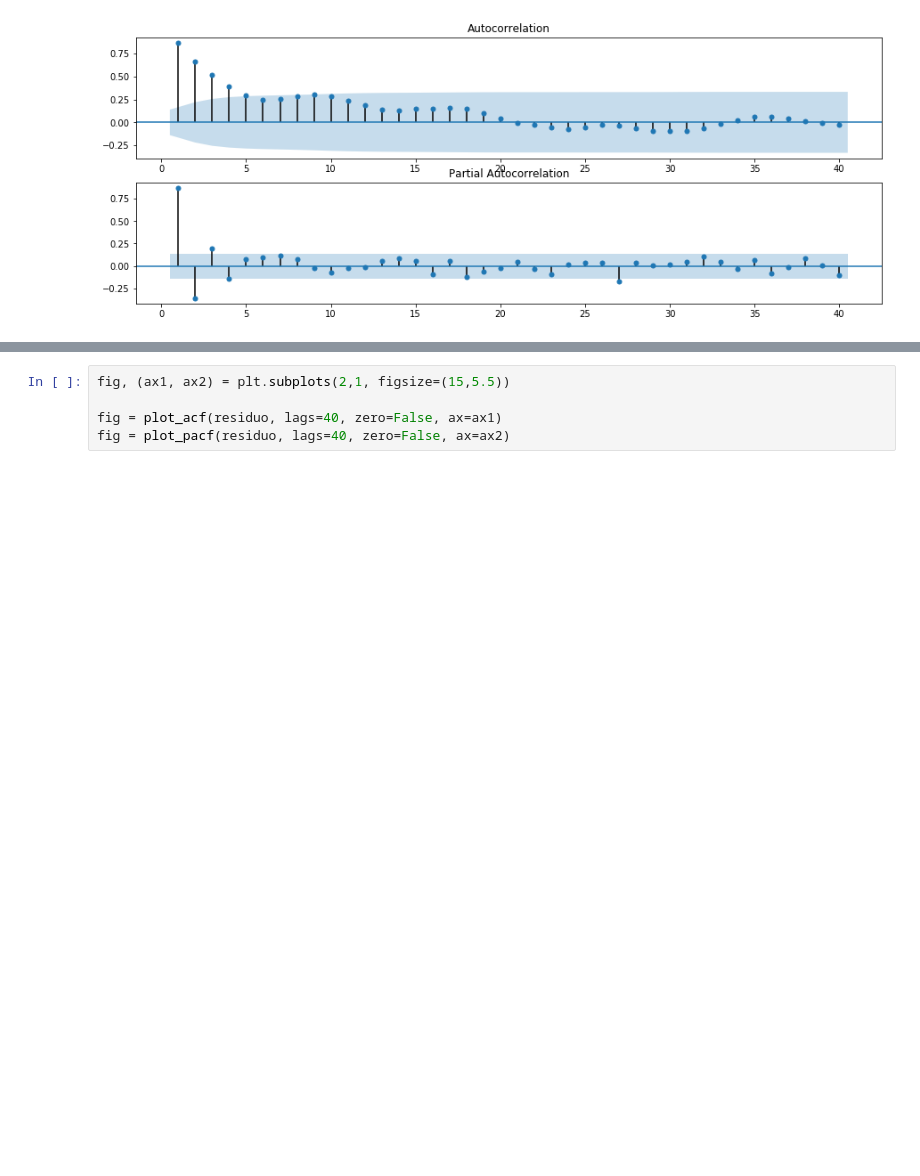
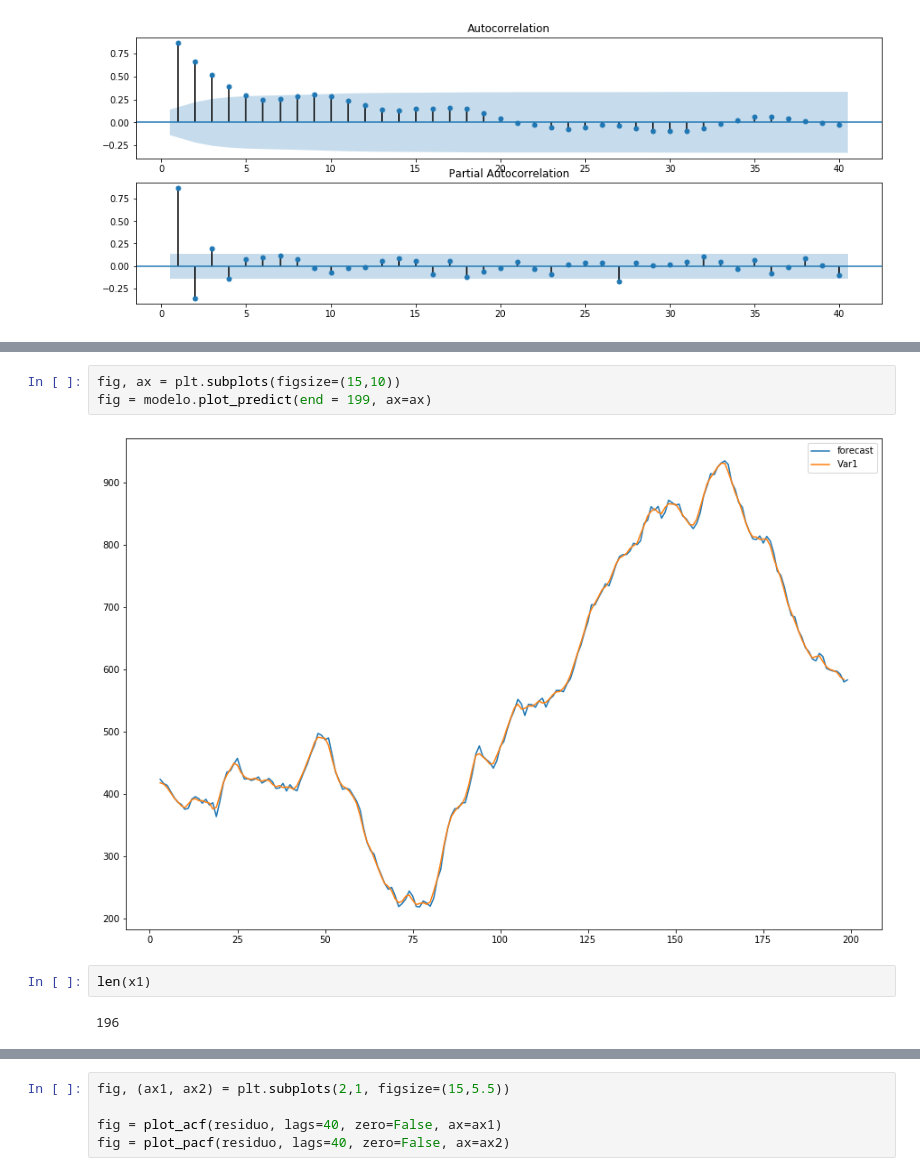
Before and after one commit to GMizuno/analise_de_dados, a Jupyter notebook: Series Temporais/Series Temporais parte 2.ipynb, the cells around one changed output, grey strips where cells are left out. Drawn from its saved outputs; the diff is of its cells as text; blank space fills up the shorter version.

```diff
--- a/Series Temporais/Series Temporais parte 2.ipynb
+++ b/Series Temporais/Series Temporais parte 2.ipynb
@@ -139,3 +129,12 @@ axes.legend()
+# %%
+fig, ax = plt.subplots(figsize=(15,10))
+fig = modelo.plot_predict(end = 199, ax=ax)
+# %% [output]
+[figure, added]
+# %%
+len(x1)
+# %% [output]
+196
 # %%
 ACF, q, pq = ts.acf(residuo, qstat=True, fft = False)
 PACF = ts.pacf(residuo, method = 'ols')
```
Also changed, not shown: parts of 15 cells of this notebook, 7 other files.
